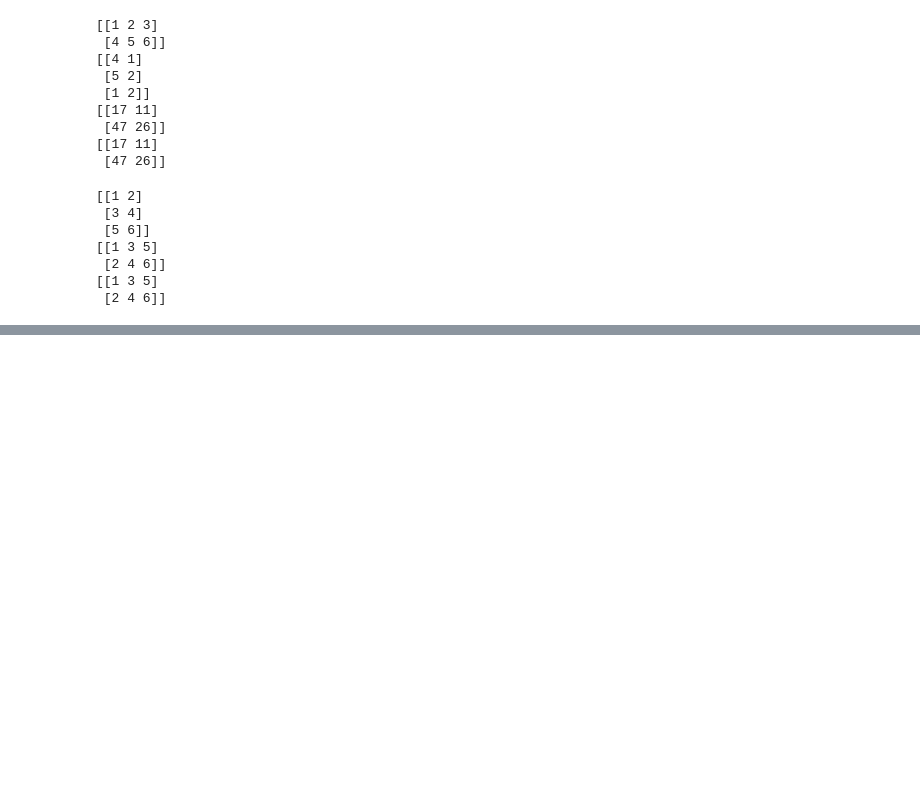
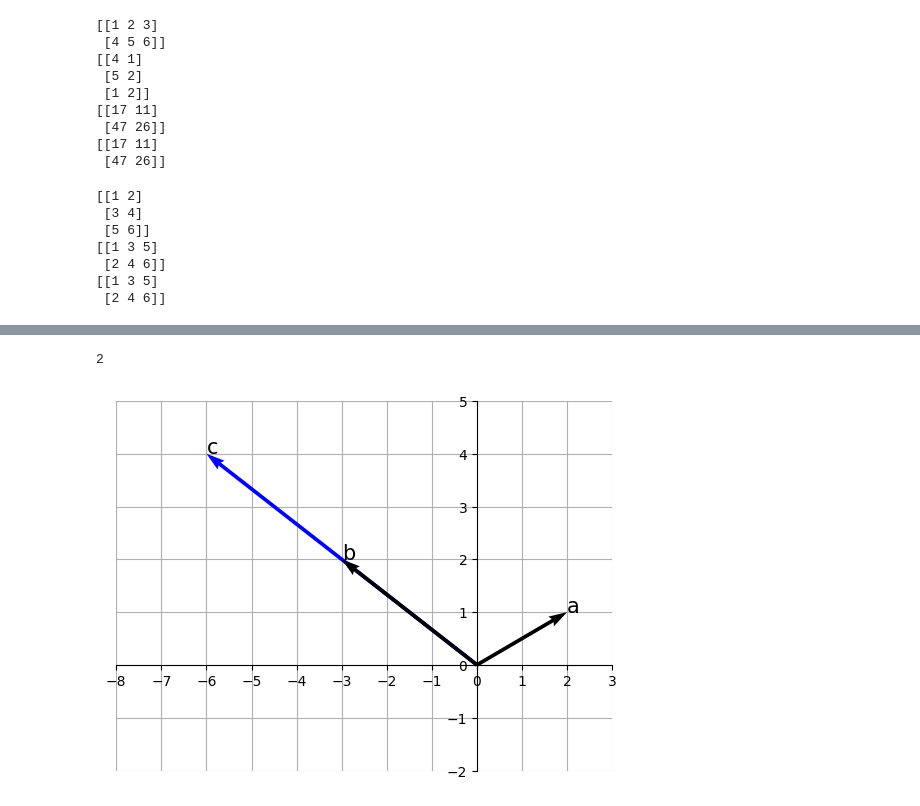
Before and after one commit to inwoo01/math2, a Jupyter notebook: 3주차실습.ipynb, the cells around one changed output, grey strips where cells are left out. Drawn from its saved outputs; the diff is of its cells as text; code cells hidden in the pictures; blank space fills up the shorter version.

```diff
--- a/3주차실습.ipynb
+++ b/3주차실습.ipynb
@@ -532,0 +680,8 @@ print(np.transpose(X))
+# %%
+#랭크
+
+import numpy as np
+A = np.array([[0,1,2],[1,2,1],[2,7,8]])
+print(np.linalg.matrix_rank(A))
+# %% [output]
+2
@@ -532,0 +716,31 @@ print(np.transpose(X))
+# %%
+import numpy as np
+import matplotlib.pyplot as plt
+a = np.array([2,1])
+b = np.array([-3,2])
+c = np.array([-6,4])
+fig = plt.figure()
+ax = fig.add_subplot(1,1,1)
+
+#벡터a를 그린다
+ax.quiver(0,0,a[0],a[1],angles='xy',scale_units='xy',scale=1)
+ax.text(a[0],a[1],'a',size=15)
+
+#벡터b를 그린다
+ax.quiver(0,0,b[0],b[1],angles='xy',scale_units='xy',scale=1,zorder=2)
+ax.text(b[0],b[1],'b',size=15)
+ax.quiver(0,0,c[0],c[1],angles='xy',scale_units='xy',scale=1,zorder=1,color='blue')
+ax.text(c[0],c[1],'c',size=15)
+
+ax.set_xticks(range(-8,4))
+ax.set_yticks(range(-2,6))
+ax.grid()
+ax.set_axisbelow(True)
+ax.set_aspect('auto',adjustable='box')
+ax.spines['left'].set_position('zero')
+ax.spines['bottom'].set_position('zero')
+ax.spines['right'].set_color('none')
+ax.spines['top'].set_color('none')
+plt.show()
+# %% [output]
+[figure, added]
```
Also changed, not shown: parts of 13 cells of this notebook.
